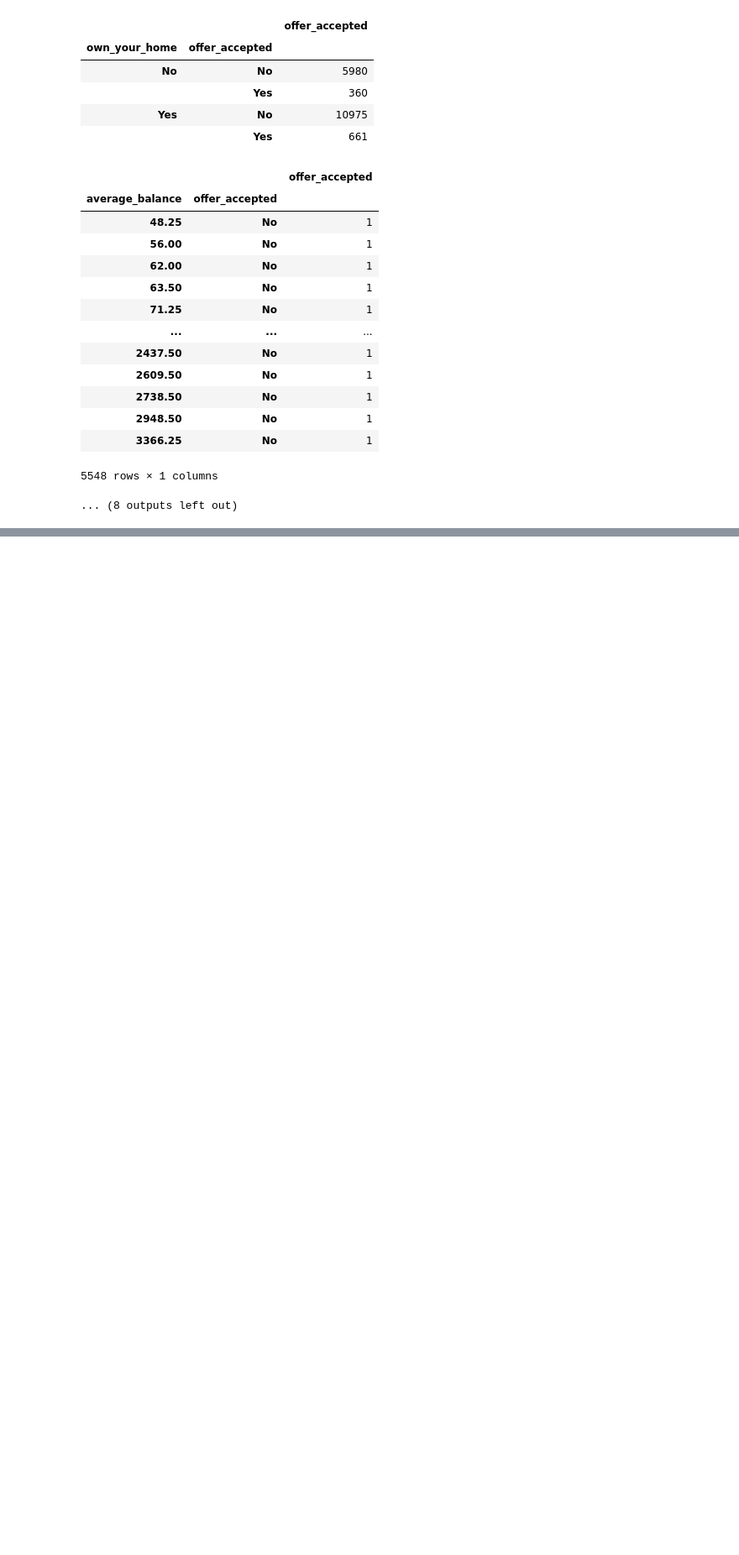
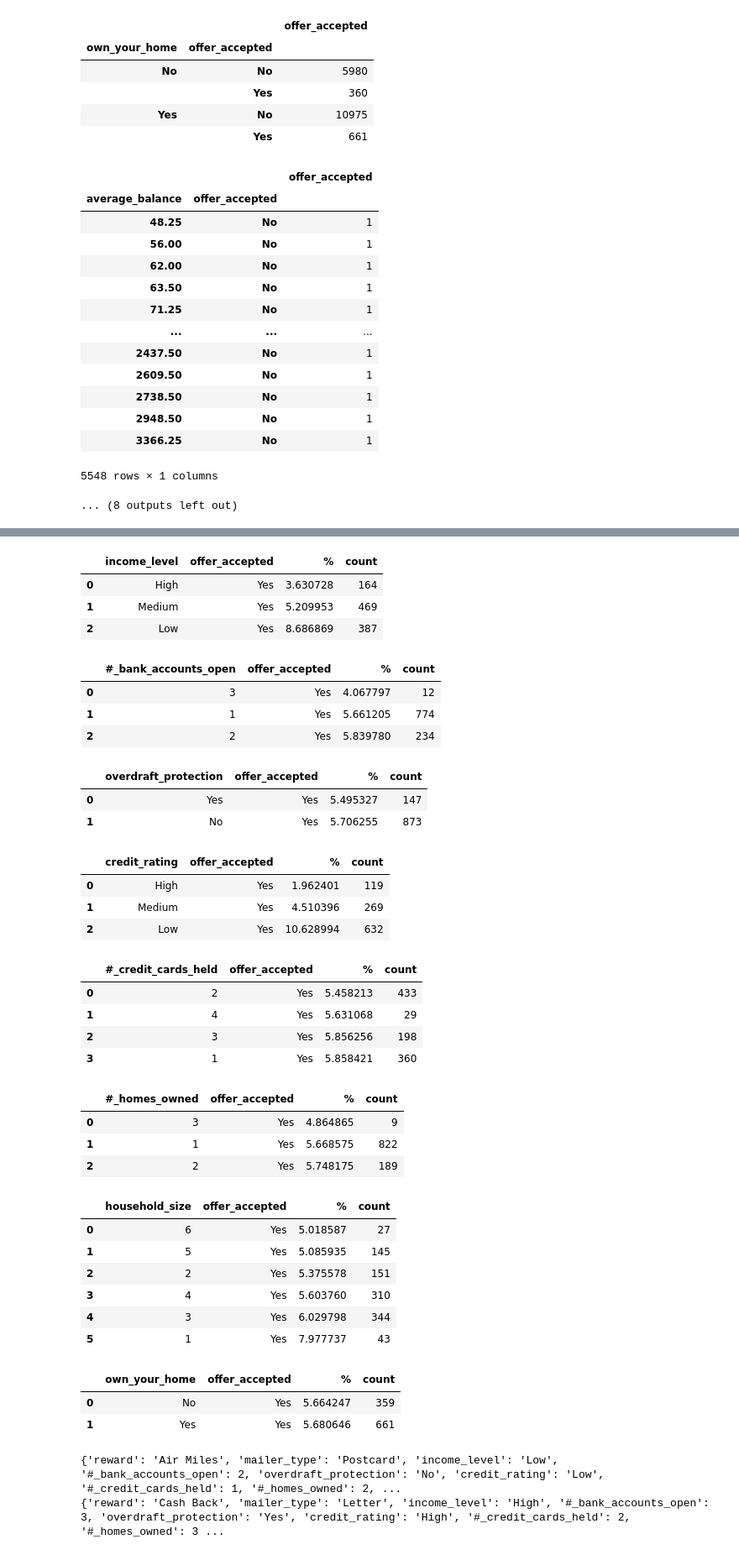
Before and after one commit to Amuyen/midbootcamp-project, a Jupyter notebook: notebooks/cleaning.ipynb, the cells around one changed output, grey strips where cells are left out. Shown at 84% size. Drawn from its saved outputs; the diff is of its cells as text; code cells hidden in the pictures; blank space fills up the shorter version.

```diff
--- a/notebooks/cleaning.ipynb
+++ b/notebooks/cleaning.ipynb
@@ -191,0 +236,12 @@ for i in functions.countbygroup(customers,'offer_accepted').values():
+# %%
+count=functions.countbygroup(customers,'offer_accepted')
+pct=functions.pctbygroup(customers,'offer_accepted')
+most_prone_to_accept={}
+least_prone_to_accept={}
+for i in pct.keys():
+    if customers[i].nunique()<10:
+        conc=pd.concat([pct[i],count[i]],axis=1).rename(columns={'offer_accepted':'count'}).reset_index()
+        display(conc[conc['offer_accepted']=='Yes'])
+        most_prone_to_accept[conc[conc['offer_accepted']=='Yes'].iloc[0].index[0]]=conc[conc['offer_accepted']=='Yes'].iloc[-1,0]
+        least_prone_to_accept[conc[conc['offer_accepted']=='Yes'].iloc[-1].index[0]]=conc[conc['offer_accepted']=='Yes'].iloc[0,0]
+# %% [output]
@@ -191,0 +255,36 @@ for i in functions.countbygroup(customers,'offer_accepted').values():
+|  | income_level | offer_accepted | % | count |
+| 0 | High | Yes | 3.630728 | 164 |
+| 1 | Medium | Yes | 5.209953 | 469 |
+| 2 | Low | Yes | 8.686869 | 387 |
+|  | #_bank_accounts_open | offer_accepted | % | count |
+| 0 | 3 | Yes | 4.067797 | 12 |
+| 1 | 1 | Yes | 5.661205 | 774 |
+| 2 | 2 | Yes | 5.839780 | 234 |
+|  | overdraft_protection | offer_accepted | % | count |
+| 0 | Yes | Yes | 5.495327 | 147 |
+| 1 | No | Yes | 5.706255 | 873 |
+|  | credit_rating | offer_accepted | % | count |
+| 0 | High | Yes | 1.962401 | 119 |
+| 1 | Medium | Yes | 4.510396 | 269 |
+| 2 | Low | Yes | 10.628994 | 632 |
+|  | #_credit_cards_held | offer_accepted | % | count |
+| 0 | 2 | Yes | 5.458213 | 433 |
+| 1 | 4 | Yes | 5.631068 | 29 |
+| 2 | 3 | Yes | 5.856256 | 198 |
+| 3 | 1 | Yes | 5.858421 | 360 |
+|  | #_homes_owned | offer_accepted | % | count |
+| 0 | 3 | Yes | 4.864865 | 9 |
+| 1 | 1 | Yes | 5.668575 | 822 |
+| 2 | 2 | Yes | 5.748175 | 189 |
+|  | household_size | offer_accepted | % | count |
+| 0 | 6 | Yes | 5.018587 | 27 |
+| 1 | 5 | Yes | 5.085935 | 145 |
+| 2 | 2 | Yes | 5.375578 | 151 |
+| 3 | 4 | Yes | 5.603760 | 310 |
+| 4 | 3 | Yes | 6.029798 | 344 |
+| 5 | 1 | Yes | 7.977737 | 43 |
+|  | own_your_home | offer_accepted | % | count |
+| 0 | No | Yes | 5.664247 | 359 |
+| 1 | Yes | Yes | 5.680646 | 661 |
+{'reward': 'Air Miles', 'mailer_type': 'Postcard', 'income_level': 'Low', '#_bank_accounts_open': 2, 'overdraft_protection': 'No', 'credit_rating': 'Low', '#_credit_cards_held': 1, '#_homes_owned': 2, ...
+{'reward': 'Cash Back', 'mailer_type': 'Letter', 'income_level': 'High', '#_bank_accounts_open': 3, 'overdraft_protection': 'Yes', 'credit_rating': 'High', '#_credit_cards_held': 2, '#_homes_owned': 3 ...
```
Also changed, not shown: parts of 23 cells of this notebook.
